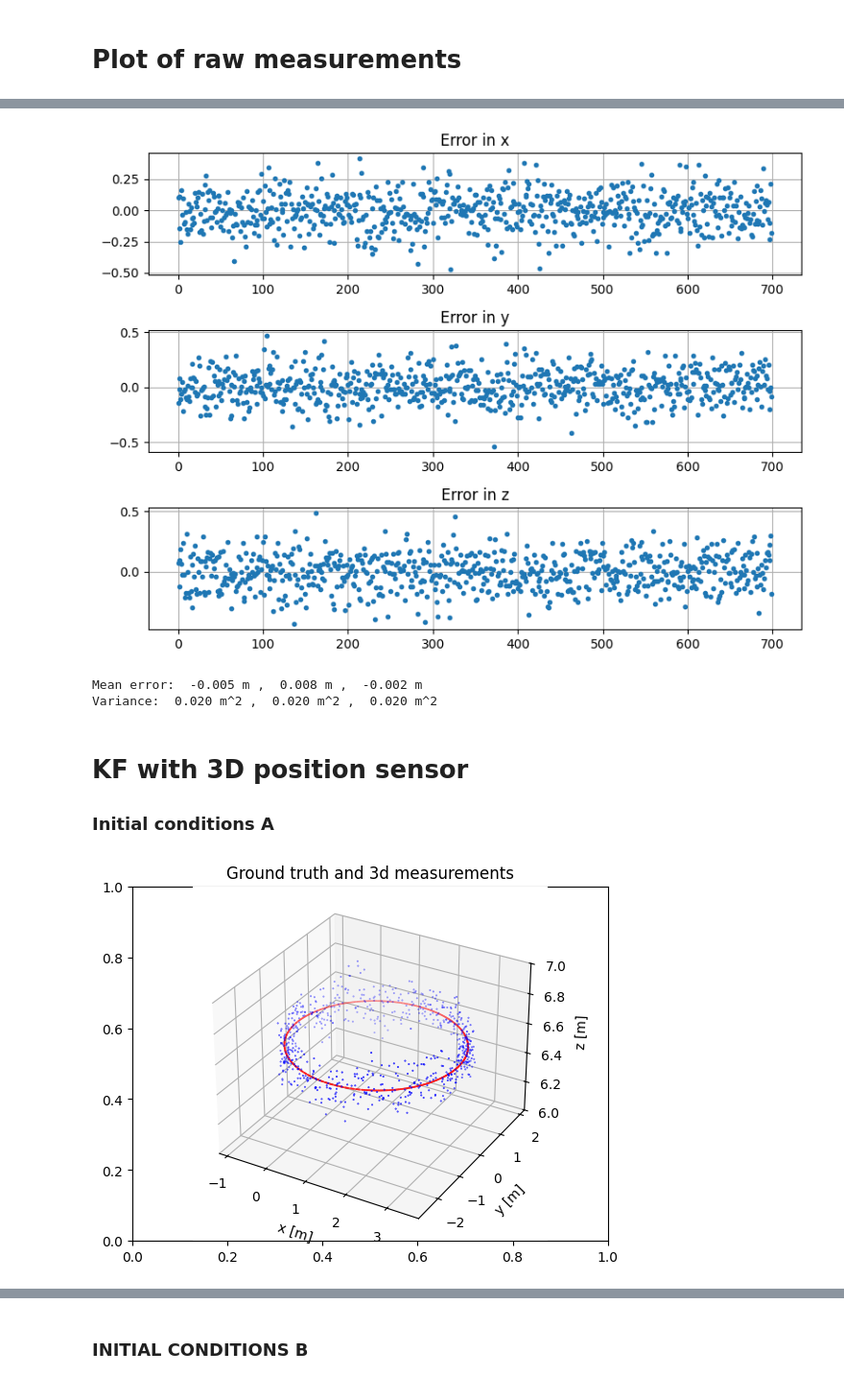
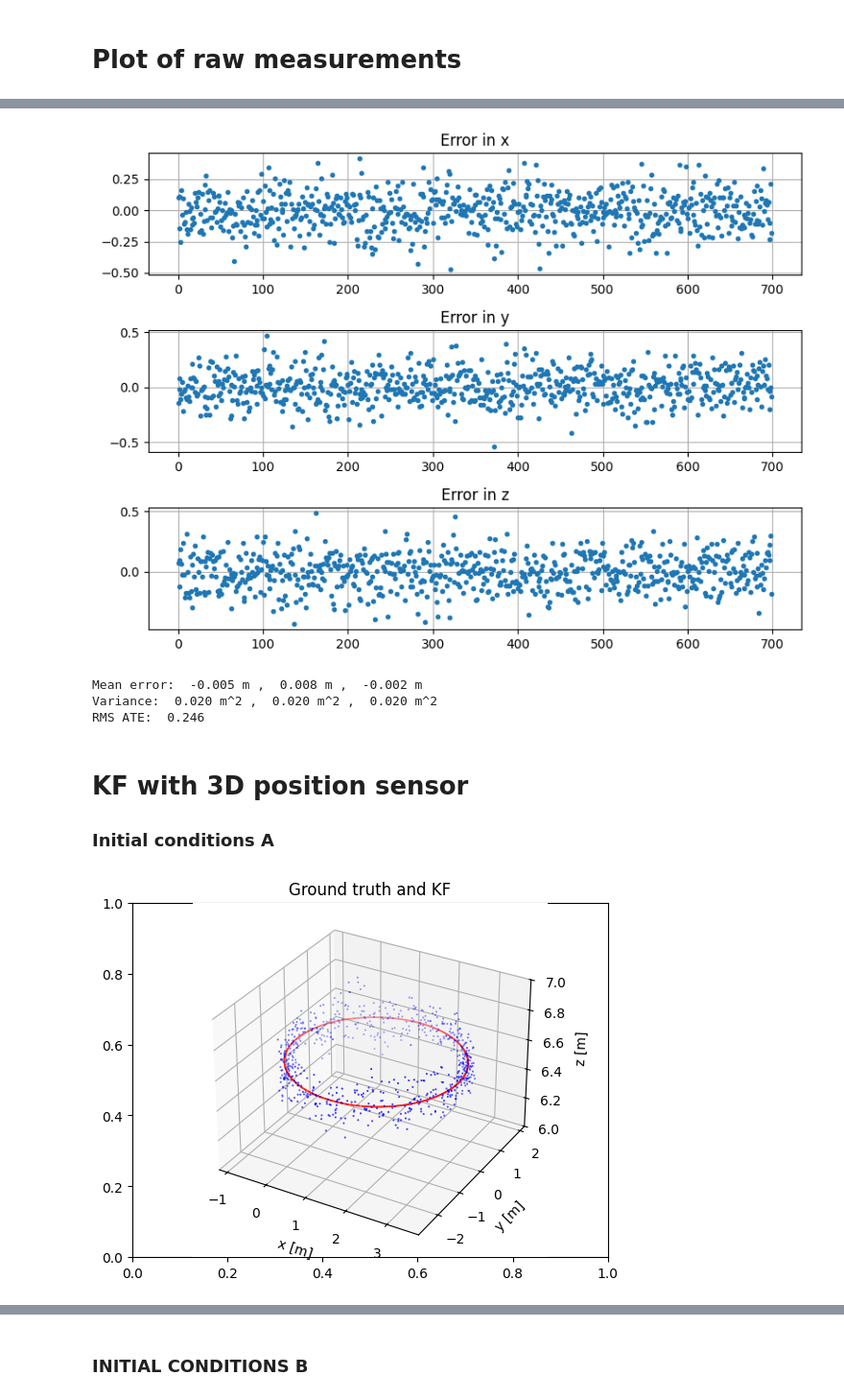
Before and after one commit to Fobi-02/DLR_estimation_challenge, a Jupyter notebook: 3D_sensor.ipynb, the cells around one changed output, grey strips where cells are left out. Shown at 96% size. Drawn from its saved outputs; the diff is of its cells as text; code cells hidden in the pictures.

```diff
--- a/3D_sensor.ipynb
+++ b/3D_sensor.ipynb
@@ -57,35 +66,39 @@ print("Mean error: ","%.3f" % np.mean(sensor_3d[:,0]-ground_truth[:,0]),"m",
 print("Variance: ","%.3f" % np.var(sensor_3d[:,0]-ground_truth[:,0]),"m^2",
     ", ", "%.3f" % np.var(sensor_3d[:,1]-ground_truth[:,1]),"m^2",
     ", ", "%.3f" % np.var(sensor_3d[:,2]-ground_truth[:,2]),"m^2")
+# RMS ATE
+print("RMS ATE: ", "%.3f" % rms_ate(sensor_3d, ground_truth))
 # %% [output]
 [figure]
 Mean error:  -0.005 m ,  0.008 m ,  -0.002 m
 Variance:  0.020 m^2 ,  0.020 m^2 ,  0.020 m^2
+RMS ATE:  0.246
 # %% [markdown]
 # KF with 3D position sensor
 ### Initial conditions A
 # %%
 # Kalman filter
 P = np.eye(conf.nx)
 x = np.array([-0.7, -0.3, 6.6, 0, 0, 0])
 x_KF_A = np.zeros((np.size(sensor_3d[:,0]), conf.nx))
 for i in range(np.size(sensor_3d[:,0])):
     # prediction step
     x, P = KF.prediction(x, conf.A1, P, conf.Q1)
     # update step
     x, P = KF.update(x, sensor_3d[i,:], conf.H1, P, conf.R1, conf.nx)
-    # storing the result
+    # storing the results
     x_KF_A[i, :] = x
 
+# 3D plot
 fig = plt.figure()
-plt.title("Ground truth and 3d measurements")
+plt.title("Ground truth and KF")
 ax = fig.add_subplot(111, projection="3d")
 ax.scatter(ground_truth[:,0],ground_truth[:,1],ground_truth[:,2], s=0.1, color='red')
 ax.scatter(x_KF_A[:,0],x_KF_A[:,1],x_KF_A[:,2], s=0.2, color='blue')
 ax.set_xlabel("x [m]")
 ax.set_ylabel("y [m]")
 ax.set_zlabel("z [m]")
 ax.set_zlim(6,7)
 plt.show()
 # %% [output]
-[figure, old version]
+[figure, new version]
```
Also changed, not shown: parts of 6 cells of this notebook, 3 other files.
